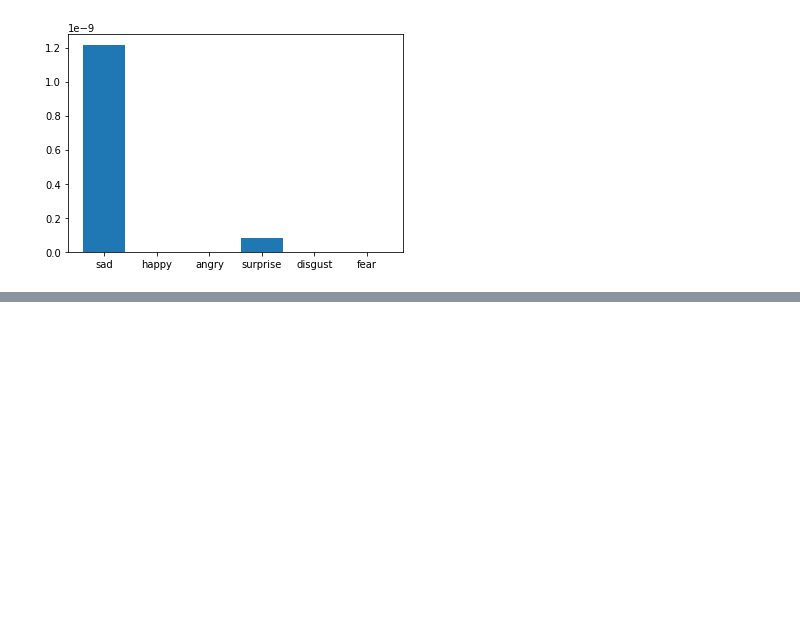
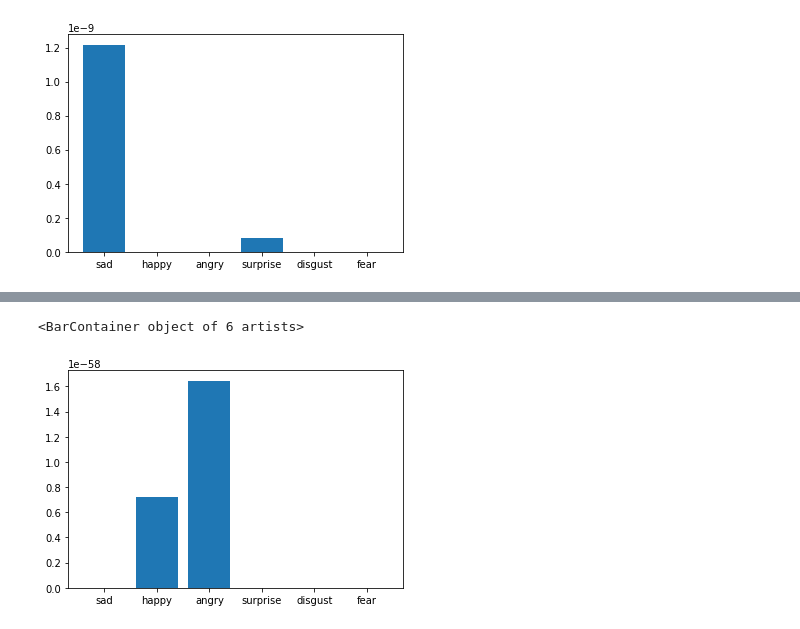
Before and after one commit to nahian-147/Bangla_Sentiment_Analysis, a Jupyter notebook: SentimentAnalysis.ipynb, the cells around one changed output, grey strips where cells are left out. Drawn from its saved outputs; the diff is of its cells as text; code cells hidden in the pictures; blank space fills up the shorter version.

```diff
--- a/SentimentAnalysis.ipynb
+++ b/SentimentAnalysis.ipynb
@@ -155,0 +242,5 @@ plt.bar(['sad','happy','angry','surprise','disgust','fear'],count_probabilityNB(
+# %%
+plt.bar(['sad','happy','angry','surprise','disgust','fear'],count_probabilityNB_s('জীবনডা বেদনা'))
+# %% [output]
+<BarContainer object of 6 artists>
+[figure, added]
```
Also changed, not shown: parts of 10 cells of this notebook.
